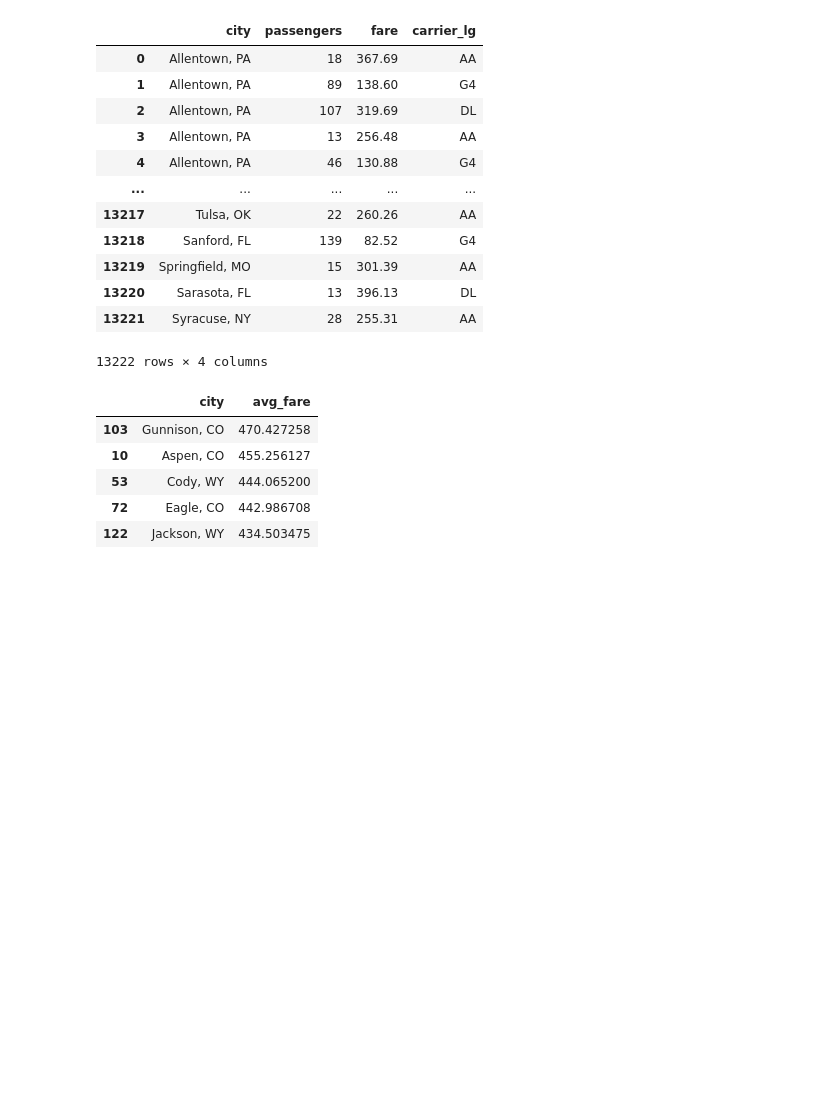
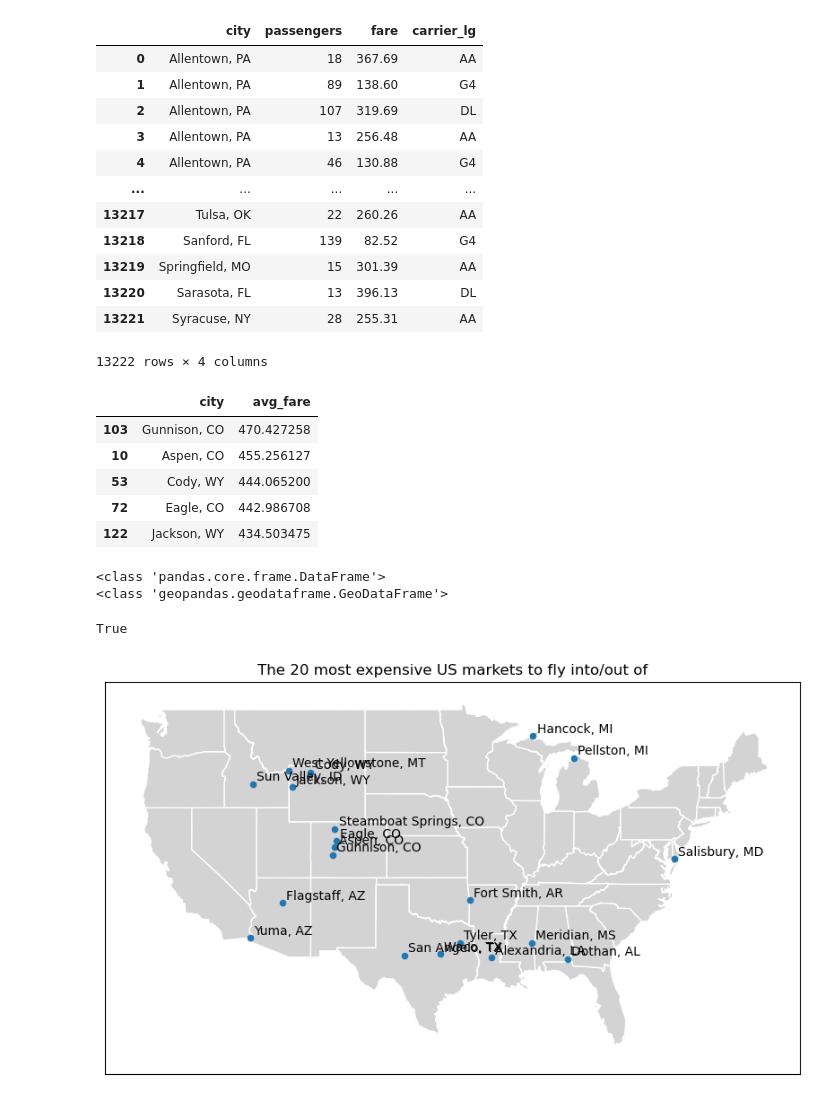
Before and after one commit to olublin/PDEW_Predict, a Jupyter notebook: PDEW_eda.ipynb, the cells around one changed output. Drawn from its saved outputs; the diff is of its cells as text; code cells hidden in the pictures; blank space fills up the shorter version.

Commit message:
worked on labeling maps

```diff
--- a/PDEW_eda.ipynb
+++ b/PDEW_eda.ipynb
@@ -116,0 +117,3 @@ all_cities.to_json('city_coords.json')
+# %%
+#now let's convert this to a geodataframe so we can plot coordinates
+all_cities_geo = gpd.GeoDataFrame(all_cities, geometry = gpd.points_from_xy(all_cities['longitude'], all_cities['latitude']), crs = 'EPSG:4326').drop(columns=['latitude','longitude'])
@@ -238,6 +254,59 @@ avg_fare_by_city.head(5)
 | 122 | Jackson, WY | 434.503475 |
 # %%
 #unsurprisingly, the top 5 most expensive markets to fly in/out of are ski towns.
-#map showing 20 most/least expensive markets?
+#now we can finally use the citymarket geodataframe to plot where the most and least expensive cities to fly in/out of are.
+avg_fare_geo = avg_fare_by_city.merge(all_cities_geo, left_on = 'city', right_on = 'cityname').drop(columns='cityname')
+# %%
+usa_map = gpd.read_file('C:\\Users\\olubl\\OneDrive\\14th grade\\PDEW_Predict\\data\\usa_map.json')
+# %%
+#check that both are geodataframes
+print(type(avg_fare_geo))
+print(type(usa_map))
+# %% [output]
+<class 'pandas.core.frame.DataFrame'>
+<class 'geopandas.geodataframe.GeoDataFrame'>
+# %%
+#convert avg_fare_geo to gdf
+avg_fare_gdf = gpd.GeoDataFrame(avg_fare_geo, geometry = 'geometry').set_crs(4326,inplace = True, allow_override = True)
+# %%
+avg_fare_gdf.geometry.is_valid.all()
+# %% [output]
+True
+# %%
+#plotting the 20 most expensive cities to fly into/out of
+data = avg_fare_gdf.head(20)
+fig, ax = plt.subplots(figsize = (10,13))
+
+usa_map.plot(
+    ax = ax,
+    color = 'lightgrey',
+    edgecolor = 'white')
+
+data.plot(
+    ax = plt.gca(),
+    markersize = 20
+)
+ax.set_xlim(-128,-64)
+ax.set_ylim(23,51)
+
+ax.set_xticks([])
+ax.set_yticks([])
+
+#add labels for each citymarket
+for x, y, cityname in zip(data['geometry'].x, data['geometry'].y, data['city']):        #zip lets us iterate over multiple iterables
+    ax.annotate(
+        text = cityname,
+        xy = (x, y),
+        xytext=(3, 3),   #position to place the text relative to the marker
+        textcoords='offset points', #offsets each annotation this many points from the marker
+        #fontsize=8,
+        color='black'
+    )
+
+#many of the labels overlap due to being close together. we can automatically adjust this using adjustText.
+plt.title('The 20 most expensive US markets to fly into/out of')
+plt.show()
+# %% [output]
+[figure, added]
 # %%
 #using the same df_merged dataframe, we can produce a dataframe showing the percent of routes each carrier has the largest market share on out of each of the 274 markets in the dataframe
```
Also changed, not shown: parts of 7 cells of this notebook.
